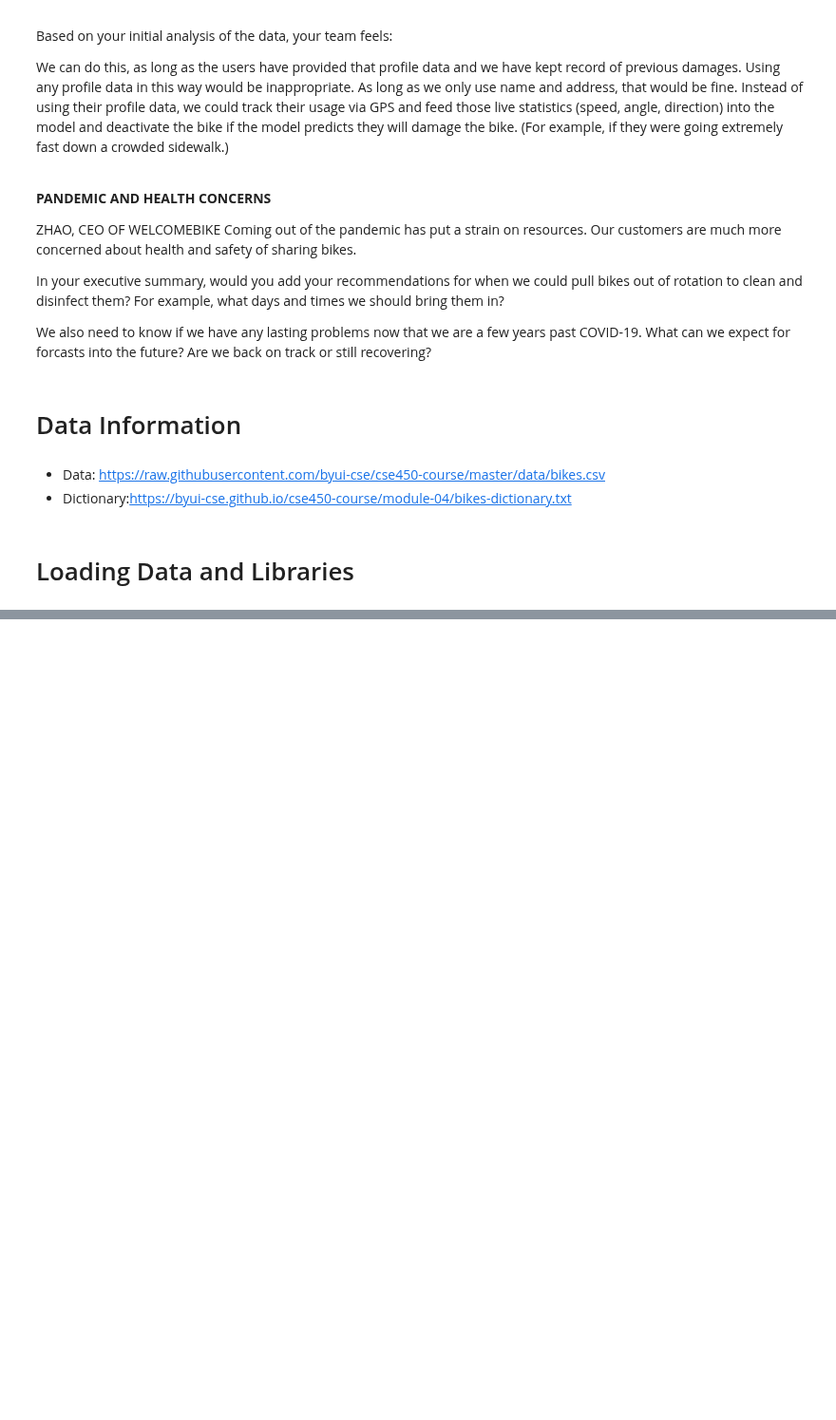
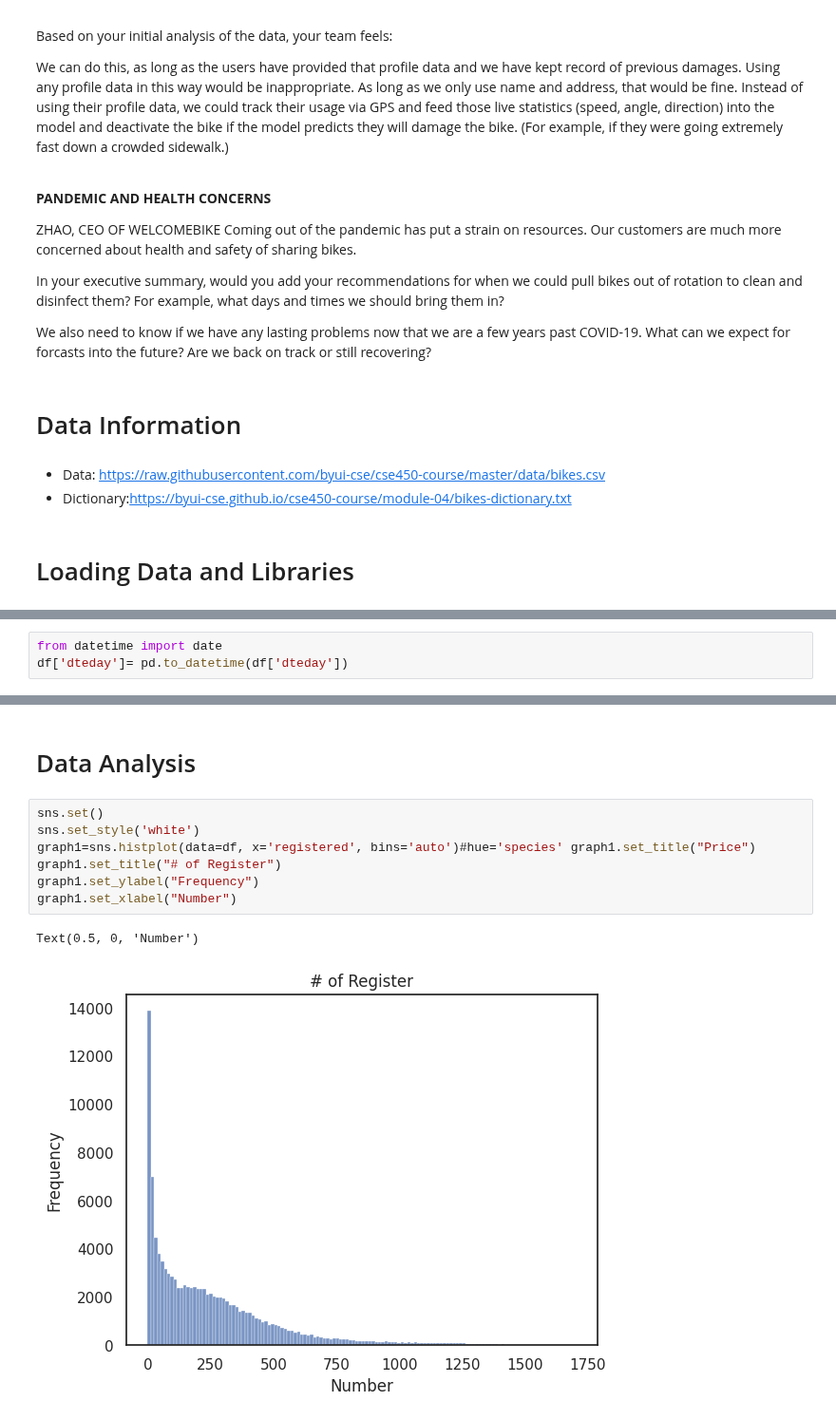
Before and after one commit to josegabrielguerrero26/CSE450-machinelearning, a Jupyter notebook: project3/starter_bikesV1NN.ipynb, the cells around one changed output, grey strips where cells are left out. Shown at 95% size. Cells and saved outputs as stored; diff of their text form; blank space fills up the shorter version.

```diff
--- a/project3/starter_bikesV1NN.ipynb
+++ b/project3/starter_bikesV1NN.ipynb
@@ -151,0 +168,3 @@ bikes.head(5)
+# %%
+from datetime import date
+df['dteday']= pd.to_datetime(df['dteday'])
@@ -151,0 +193,12 @@ bikes.head(5)
+# %% [markdown]
+# Data Analysis
+# %%
+sns.set()
+sns.set_style('white')
+graph1=sns.histplot(data=df, x='registered', bins='auto')#hue='species' graph1.set_title("Price")
+graph1.set_title("# of Register")
+graph1.set_ylabel("Frequency")
+graph1.set_xlabel("Number")
+# %% [output]
+Text(0.5, 0, 'Number')
+[figure, added]
```
Also changed, not shown: parts of 37 cells of this notebook.
